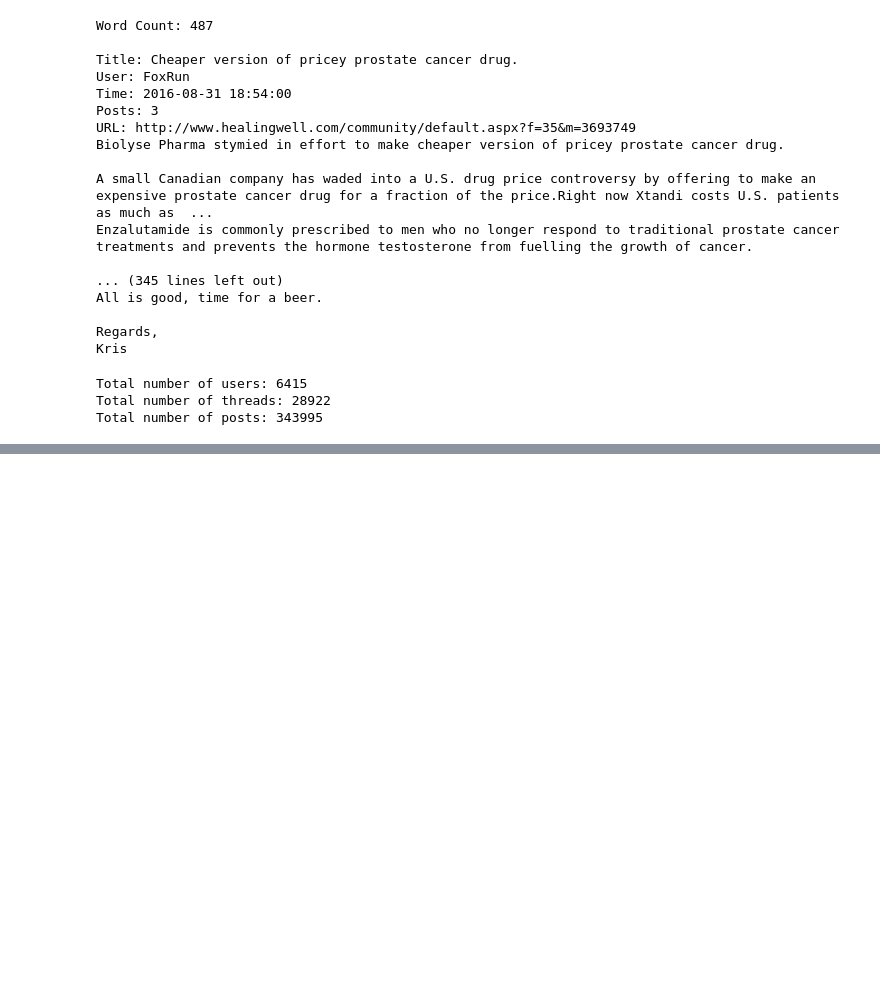
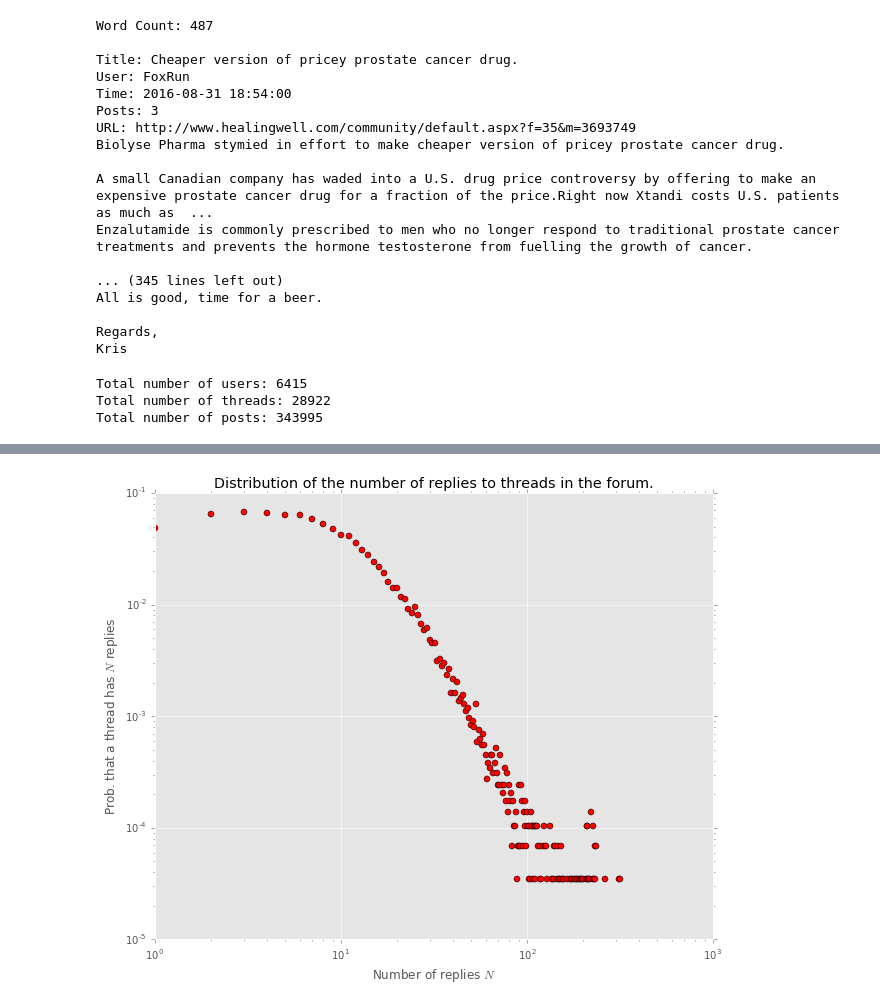
Before and after one commit to stomachacheGE/forum_crawler, a Jupyter notebook: healingwell_statistic.ipynb, the cells around one changed output, grey strips where cells are left out. Saved outputs shown, nothing was run; the diff lists cells and outputs as text; code cells hidden in the pictures; blank space fills up the shorter version.

```diff
--- a/healingwell_statistic.ipynb
+++ b/healingwell_statistic.ipynb
@@ -89,2 +99,12 @@ plt.show()
 # %%
 threads = session.query(Thread).all()
+# %%
+num_thread = session.query(Thread).count()
+thread_posts = np.empty([1, num_thread],dtype="int32")
+print(thread_posts)
+#thread_posts = np.array([len(thread.posts) for thread in threads])
+for i in range(1, num_thread+1):
+    thread = session.query(Thread).get(i)
+    thread_posts[0,i-1] = len(thread.posts)
+    if i%50==0:
+        print("%d/%d" % (i,num_thread))
@@ -90,0 +129,10 @@ threads = session.query(Thread).all()
+# %%
+threads = session.query(Thread).all()
+num_thread = session.query(Thread).count()
+thread_posts = np.empty([1, num_thread],dtype="int32")
+print(thread_posts)
+#thread_posts = np.array([len(thread.posts) for thread in threads])
+for thread in threads:
+    #thread = session.query(Thread).get(i)
+    thread_posts[0,i-1] = len(thread.posts)
+    print("%d/%d" % (thread.id,num_thread))
@@ -90,0 +160,16 @@ threads = session.query(Thread).all()
+# %%
+post_bincount = np.bincount(np.squeeze(thread_posts))
+post_prob = post_bincount / len(threads)
+style.use('ggplot')
+plt.yscale('log')
+plt.xscale('log')
+plt.title('Distribution of the number of replies to threads in the forum.')
+plt.xlabel(r'Number of replies $N$')
+plt.ylabel(r'Prob. that a thread has $N$ replies')
+plt.plot(np.arange(len(post_prob)), post_prob, 'ro')
+#plt.legend()
+plt.grid(True)
+
+plt.show()
+# %% [output]
+[figure, added]
```
Also changed, not shown: parts of 9 cells of this notebook, 7 other files.
